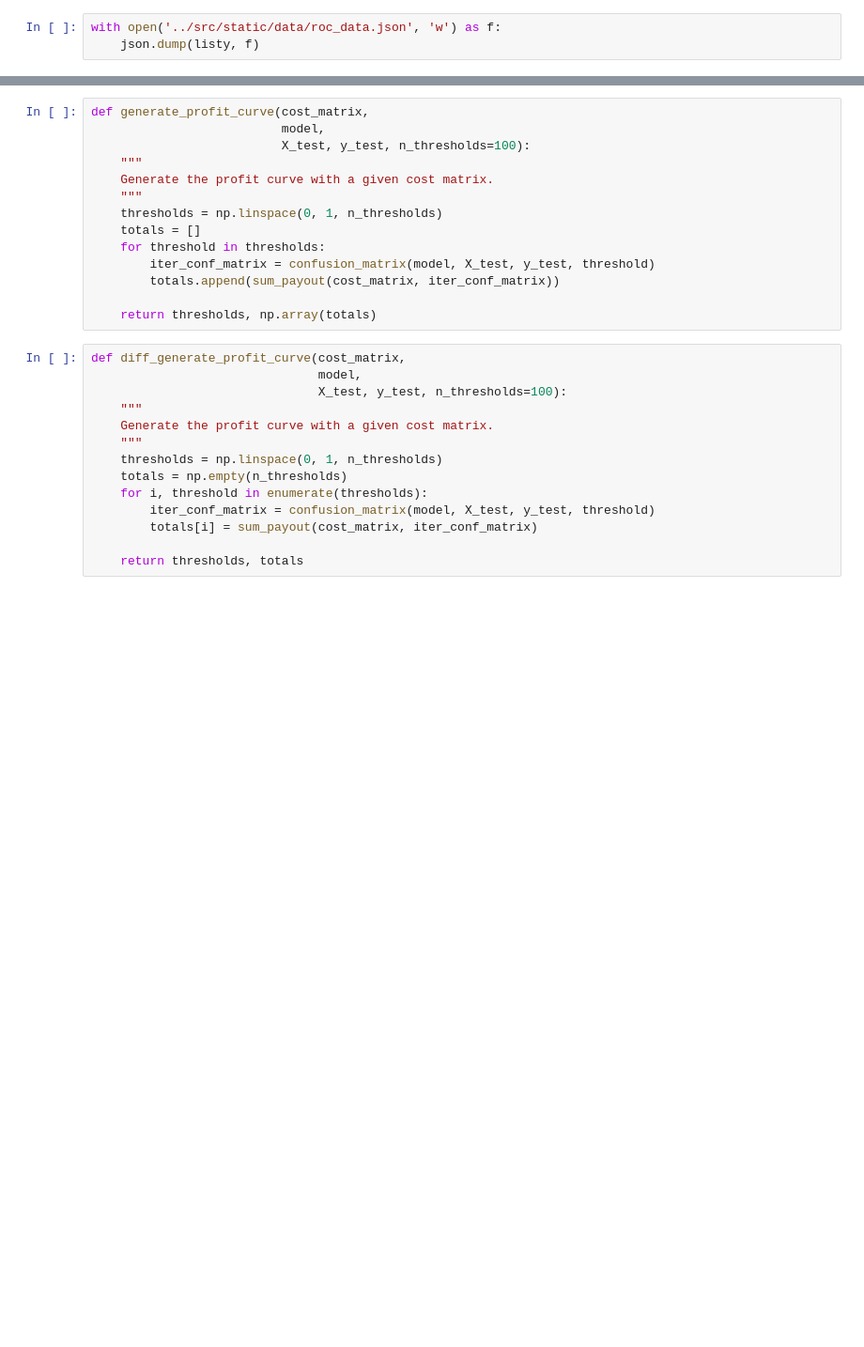
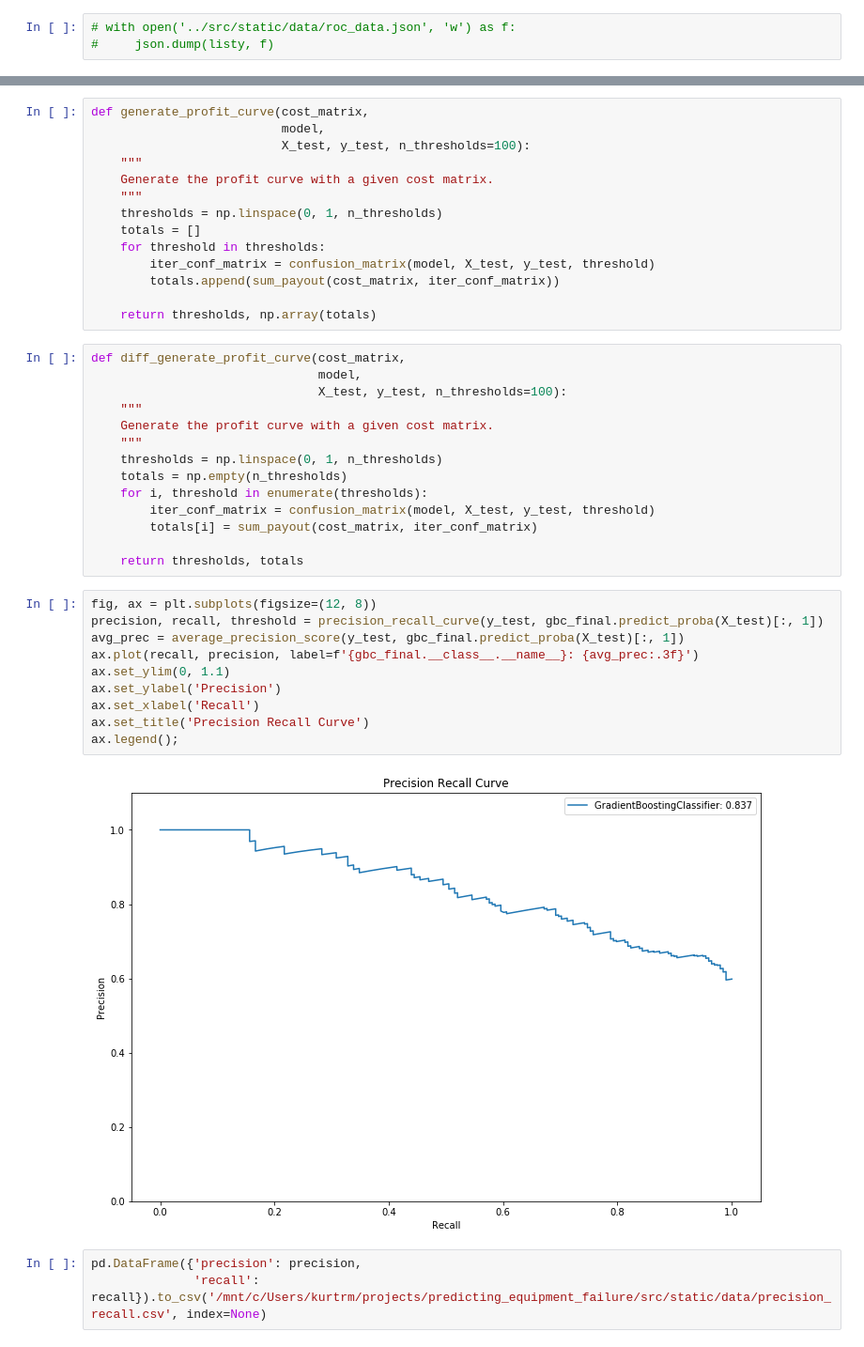
Before and after one commit to kurtrm/predicting_equipment_failure, a Jupyter notebook: notebooks/final_model_characteristics.ipynb, the cells around one changed output, grey strips where cells are left out. Shown at 94% size. Drawn from its saved outputs; the diff is of its cells as text; blank space fills up the shorter version.

Commit message:
Generated data.

```diff
--- a/notebooks/final_model_characteristics.ipynb
+++ b/notebooks/final_model_characteristics.ipynb
@@ -115,6 +115,6 @@ listy = []
 for fp, tp, thresh, lin in zip(fpr, tpr, thresholds, line):
     listy.append({'fpr': fp, 'tpr': tp, 'thresh': thresh, 'lin': lin})
 # %%
-with open('../src/static/data/roc_data.json', 'w') as f:
-    json.dump(listy, f)
+# with open('../src/static/data/roc_data.json', 'w') as f:
+#     json.dump(listy, f)
 # %%
@@ -225,3 +223,18 @@ def diff_generate_profit_curve(cost_matrix,
         totals[i] = sum_payout(cost_matrix, iter_conf_matrix)
 
     return thresholds, totals
+# %%
+fig, ax = plt.subplots(figsize=(12, 8))
+precision, recall, threshold = precision_recall_curve(y_test, gbc_final.predict_proba(X_test)[:, 1])
+avg_prec = average_precision_score(y_test, gbc_final.predict_proba(X_test)[:, 1])
+ax.plot(recall, precision, label=f'{gbc_final.__class__.__name__}: {avg_prec:.3f}')
+ax.set_ylim(0, 1.1)
+ax.set_ylabel('Precision')
+ax.set_xlabel('Recall')
+ax.set_title('Precision Recall Curve')
+ax.legend();
+# %% [output]
+[figure, added]
+# %%
+pd.DataFrame({'precision': precision,
+              'recall': recall}).to_csv('/mnt/c/Users/kurtrm/projects/predicting_equipment_failure/src/static/data/precision_recall.csv', index=None)
```
Also changed, not shown: parts of 2 cells of this notebook, 4 other files.
